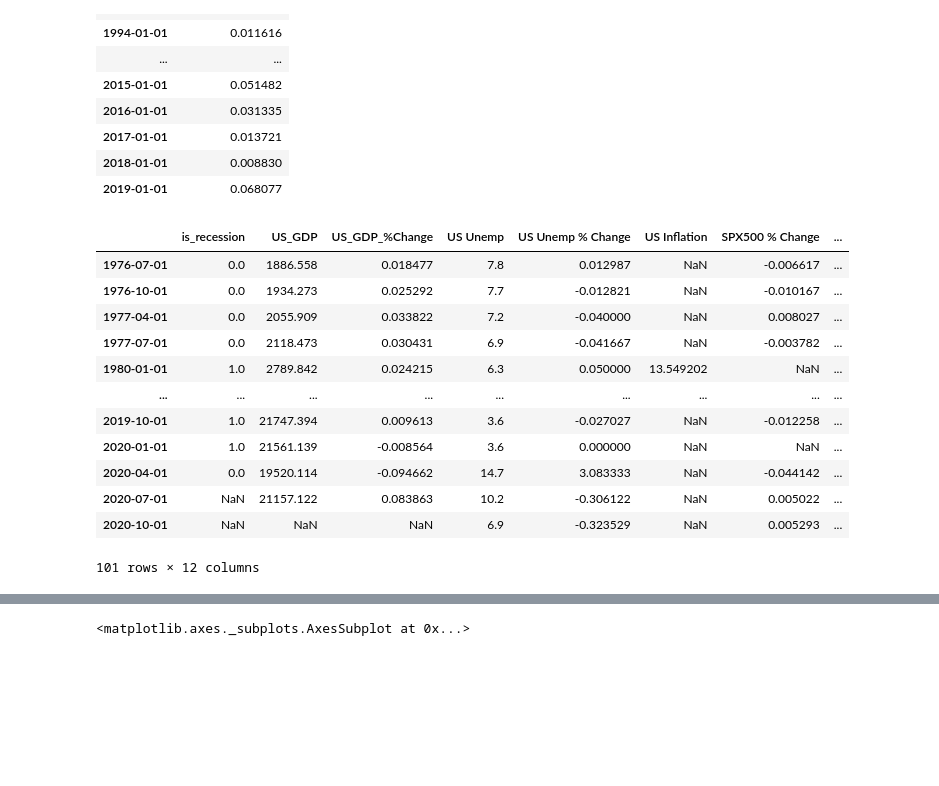
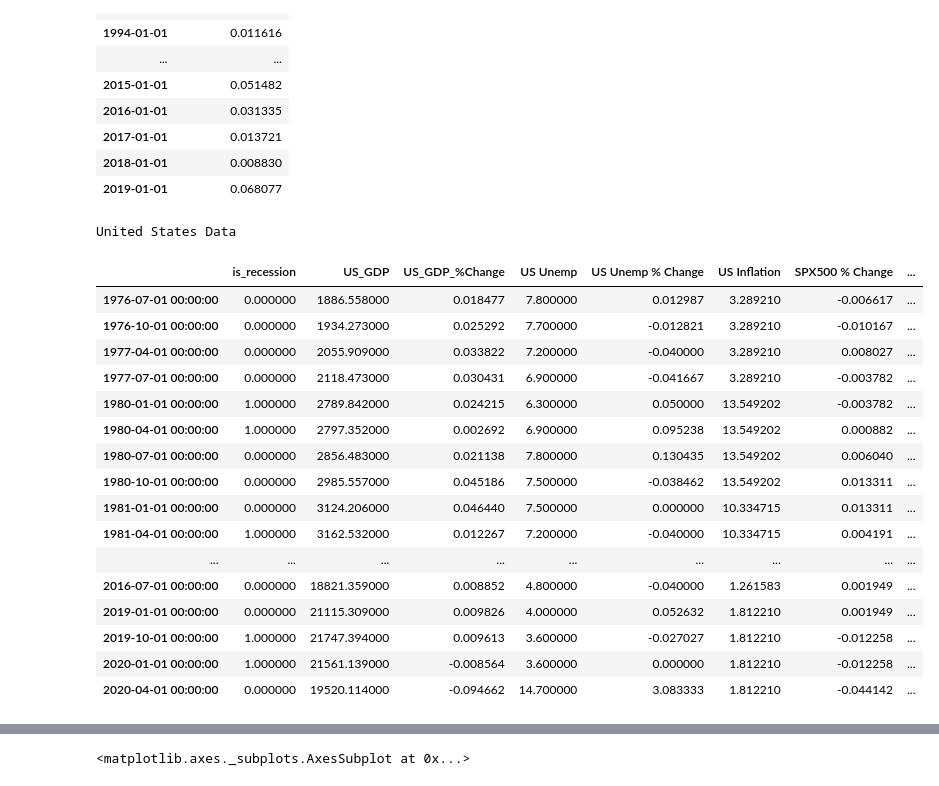
Before and after one commit to AvaneeshKolluri/MacroPredictionsProject, a Jupyter notebook: Project 2.ipynb, the cells around one changed output, grey strips where cells are left out. Cells and saved outputs as stored; diff of their text form; code cells hidden in the pictures; blank space fills up the shorter version.

Commit message:
cleaned US data

```diff
--- a/Project 2.ipynb
+++ b/Project 2.ipynb
@@ -373,22 +373,30 @@ df_merged = reduce(lambda  left,right: pd.merge(left,right,left_index=True,right
 # %%
 # Macro: GDP,Unemployment, Inflation, Debt, ycurve, Manufacturing Employees
 # Micro: SPX500, NASDAQCOM, Loans
 
 inner = [df_merged, nascom_pct, ycurve, us_employees, us_employees_chg]
 df_merged = reduce(lambda  left,right: pd.merge(left,right,left_index=True,right_index=True,
                                                 how='inner'), inner)
-df_merged
+df_merged = df_merged.iloc[:-2].fillna(method = 'ffill')
+df_merged['US Inflation'].fillna((df_merged['US Inflation'].mean()), inplace=True)
+df_merged['US Median Income'].fillna((df_merged['US Median Income'].mean()), inplace=True)
+df_merged.style.set_caption("United States Data")
 # %% [output]
+United States Data
 |  | is_recession | US_GDP | US_GDP_%Change | US Unemp | US Unemp % Change | US Inflation | SPX500 % Change | ... |
-| 1976-07-01 | 0.0 | 1886.558 | 0.018477 | 7.8 | 0.012987 | NaN | -0.006617 | ... |
-| 1976-10-01 | 0.0 | 1934.273 | 0.025292 | 7.7 | -0.012821 | NaN | -0.010167 | ... |
-| 1977-04-01 | 0.0 | 2055.909 | 0.033822 | 7.2 | -0.040000 | NaN | 0.008027 | ... |
-| 1977-07-01 | 0.0 | 2118.473 | 0.030431 | 6.9 | -0.041667 | NaN | -0.003782 | ... |
-| 1980-01-01 | 1.0 | 2789.842 | 0.024215 | 6.3 | 0.050000 | 13.549202 | NaN | ... |
+| 1976-07-01 00:00:00 | 0.000000 | 1886.558000 | 0.018477 | 7.800000 | 0.012987 | 3.289210 | -0.006617 | ... |
+| 1976-10-01 00:00:00 | 0.000000 | 1934.273000 | 0.025292 | 7.700000 | -0.012821 | 3.289210 | -0.010167 | ... |
+| 1977-04-01 00:00:00 | 0.000000 | 2055.909000 | 0.033822 | 7.200000 | -0.040000 | 3.289210 | 0.008027 | ... |
+| 1977-07-01 00:00:00 | 0.000000 | 2118.473000 | 0.030431 | 6.900000 | -0.041667 | 3.289210 | -0.003782 | ... |
+| 1980-01-01 00:00:00 | 1.000000 | 2789.842000 | 0.024215 | 6.300000 | 0.050000 | 13.549202 | -0.003782 | ... |
+| 1980-04-01 00:00:00 | 1.000000 | 2797.352000 | 0.002692 | 6.900000 | 0.095238 | 13.549202 | 0.000882 | ... |
+| 1980-07-01 00:00:00 | 0.000000 | 2856.483000 | 0.021138 | 7.800000 | 0.130435 | 13.549202 | 0.006040 | ... |
+| 1980-10-01 00:00:00 | 0.000000 | 2985.557000 | 0.045186 | 7.500000 | -0.038462 | 13.549202 | 0.013311 | ... |
+| 1981-01-01 00:00:00 | 0.000000 | 3124.206000 | 0.046440 | 7.500000 | 0.000000 | 10.334715 | 0.013311 | ... |
+| 1981-04-01 00:00:00 | 1.000000 | 3162.532000 | 0.012267 | 7.200000 | -0.040000 | 10.334715 | 0.004191 | ... |
 | ... | ... | ... | ... | ... | ... | ... | ... | ... |
-| 2019-10-01 | 1.0 | 21747.394 | 0.009613 | 3.6 | -0.027027 | NaN | -0.012258 | ... |
-| 2020-01-01 | 1.0 | 21561.139 | -0.008564 | 3.6 | 0.000000 | NaN | NaN | ... |
-| 2020-04-01 | 0.0 | 19520.114 | -0.094662 | 14.7 | 3.083333 | NaN | -0.044142 | ... |
-| 2020-07-01 | NaN | 21157.122 | 0.083863 | 10.2 | -0.306122 | NaN | 0.005022 | ... |
-| 2020-10-01 | NaN | NaN | NaN | 6.9 | -0.323529 | NaN | 0.005293 | ... |
+| 2016-07-01 00:00:00 | 0.000000 | 18821.359000 | 0.008852 | 4.800000 | -0.040000 | 1.261583 | 0.001949 | ... |
+| 2019-01-01 00:00:00 | 0.000000 | 21115.309000 | 0.009826 | 4.000000 | 0.052632 | 1.812210 | 0.001949 | ... |
+| 2019-10-01 00:00:00 | 1.000000 | 21747.394000 | 0.009613 | 3.600000 | -0.027027 | 1.812210 | -0.012258 | ... |
+| 2020-01-01 00:00:00 | 1.000000 | 21561.139000 | -0.008564 | 3.600000 | 0.000000 | 1.812210 | -0.012258 | ... |
+| 2020-04-01 00:00:00 | 0.000000 | 19520.114000 | -0.094662 | 14.700000 | 3.083333 | 1.812210 | -0.044142 | ... |
-101 rows × 12 columns
```
Also changed, not shown: parts of 2 cells of this notebook.
